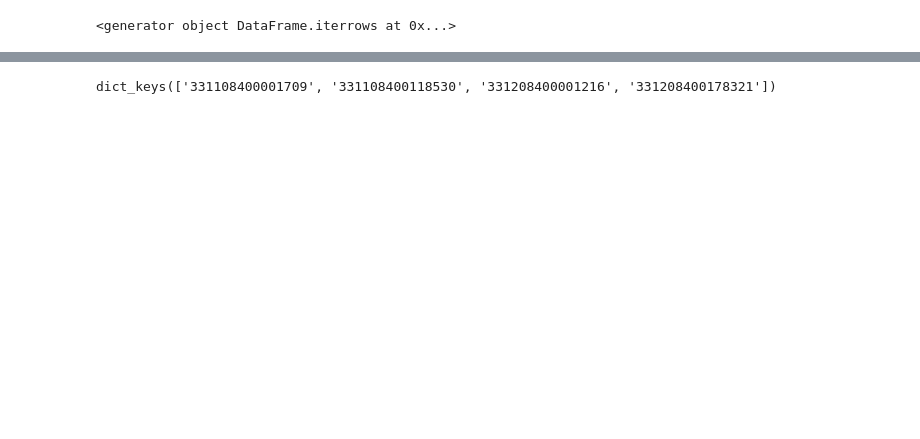
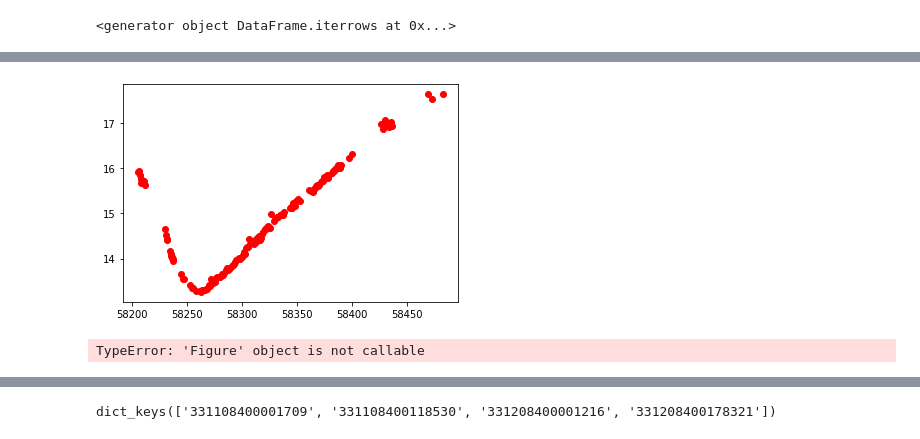
Before and after one commit to Rtut654/AstroProblems, a Jupyter notebook: Naydenkin_projectML.ipynb, the cells around one changed output, grey strips where cells are left out. Saved outputs shown, nothing was run; the diff lists cells and outputs as text; code cells hidden in the pictures; blank space fills up the shorter version.

```diff
--- a/Naydenkin_projectML.ipynb
+++ b/Naydenkin_projectML.ipynb
@@ -451,0 +548,25 @@ for (dirpath, dirnames, filenames) in walk(mypath):
+# %%
+df1 = df1.reset_index(drop=True)
+# %%
+#Numerate classes
+df1['Num']=0
+for i in range(df1.shape[0]):
+    if df1['Type'][i] in eruptive:
+        df1['Num'][i]=0
+        continue
+    if df1['Type'][i] in pulsating:
+        df1['Num'][i]=1
+        continue
+    if df1['Type'][i] in rotating:
+        df1['Num'][i]=2
+        continue
+    if df1['Type'][i] in cataclysmic:
+        df1['Num'][i]=3
+        continue
+    if df1['Type'][i] in eclipsing:
+        df1['Num'][i]=4
+        continue
+    if df1['Type'][i] in intense:
+        df1['Num'][i]=5
+    else:
+        df1['Num'][i]=6
@@ -451,0 +651,15 @@ for (dirpath, dirnames, filenames) in walk(mypath):
+# %%
+with open(r"C:\Users\rtut6\Desktop\Backup\1\11619.txt".format(item)) as file:
+    res = file.read().replace("'", '"')
+    res=json.loads(res)
+# %%
+x=[]
+y=[]
+for i in range(len(res[list(res.keys())[0]]['lc'])):
+    x.append(res[list(res.keys())[0]]['lc'][i]['mjd'])
+    y.append(res[list(res.keys())[0]]['lc'][i]['mag'])
+# %%
+plt.plot(x, y, 'ro')
+plt.show()
+# %% [output]
+[figure, added]
@@ -451,0 +676,11 @@ for (dirpath, dirnames, filenames) in walk(mypath):
+# %%
+# obs=pd.DataFrame(list(zip(names,list1, list2)),columns=['Type','zg','zr'])
+# obs['Type']=names
+import matplotlib.backends.backend_pdf
+pdf = matplotlib.backends.backend_pdf.PdfPages('12'+".pdf")
+fig=plt.figure(figsize=(18, 16), dpi= 80, facecolor='w', edgecolor='k')
+f=obs.fig( kind='bar')
+pdf.savefig( f ) #saving pdf
+pdf.close()
+# %% [output]
+TypeError: 'Figure' object is not callable
```
Also changed, not shown: parts of 103 cells of this notebook.
